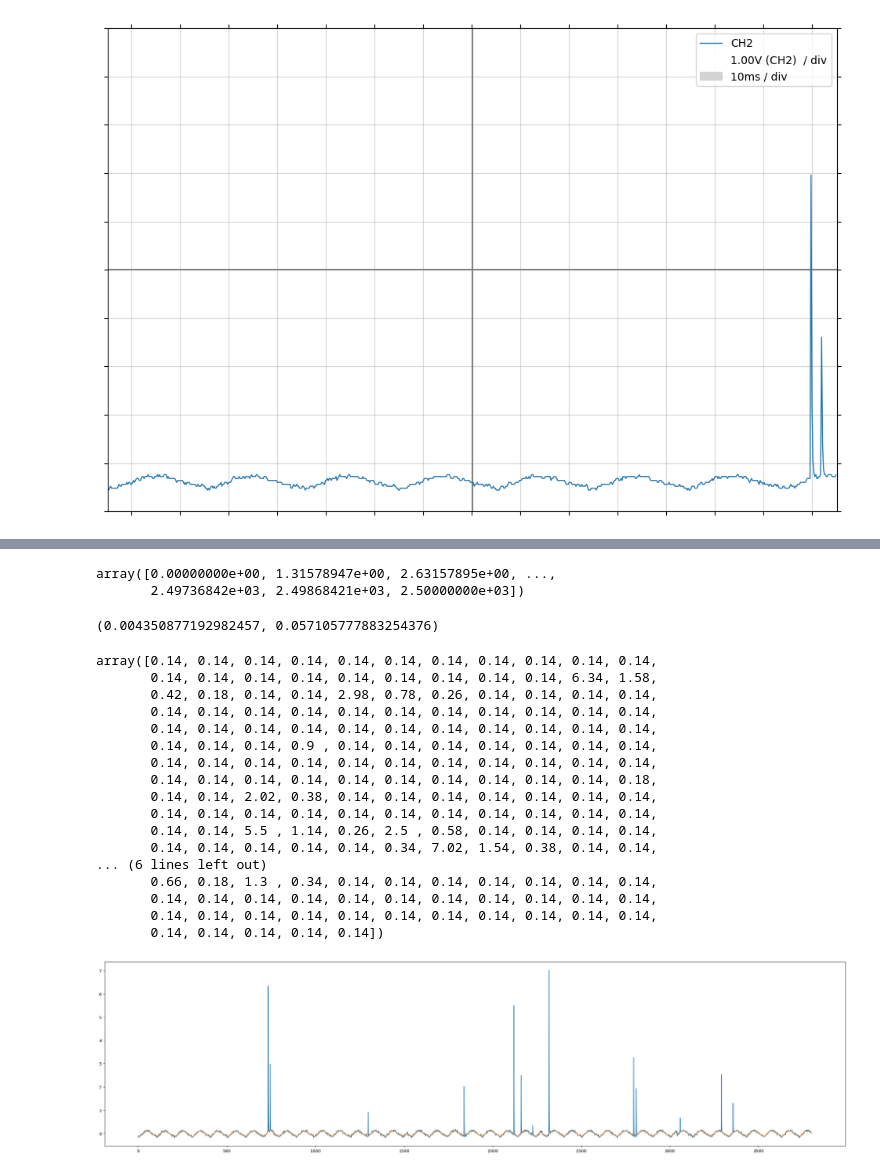
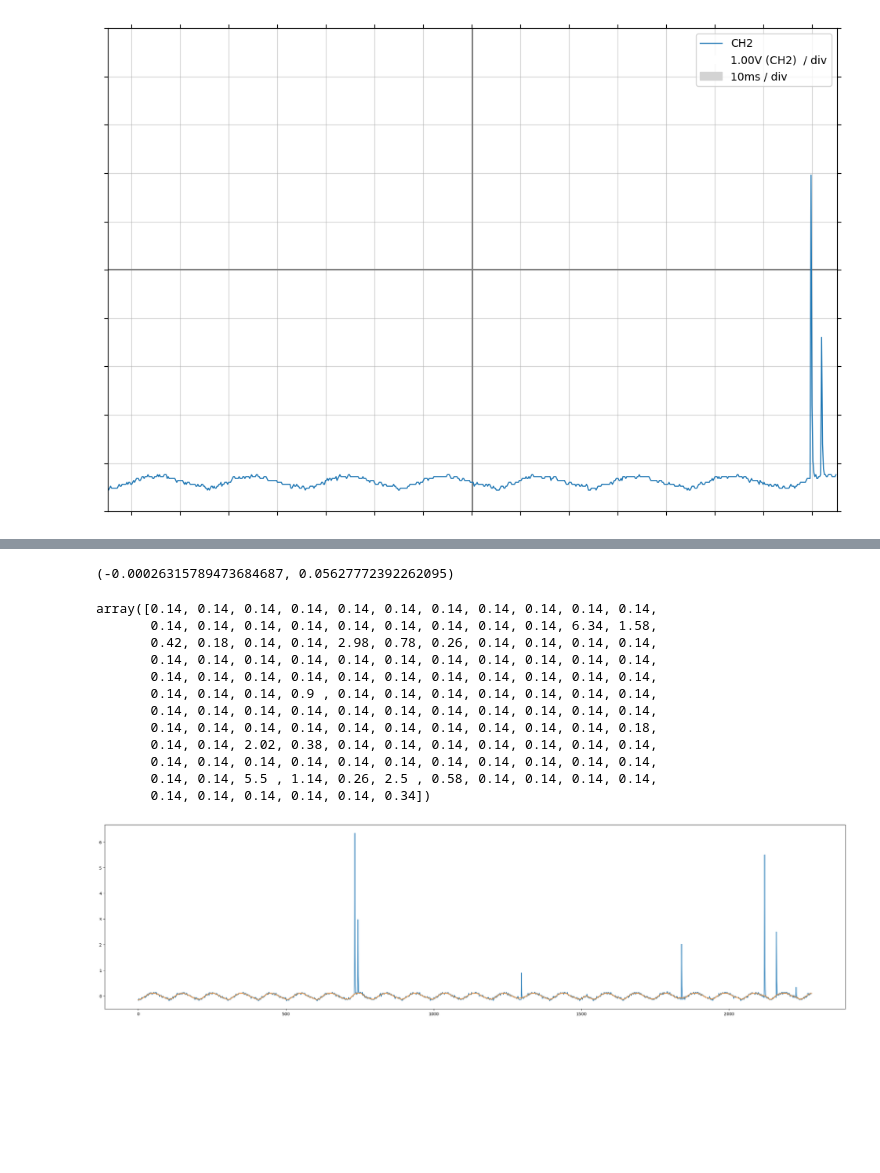
Before and after one commit to berkeryilmaz/HepML, a Jupyter notebook: Untitled2.ipynb, the cells around one changed output, grey strips where cells are left out. Cells and saved outputs as stored; diff of their text form; code cells hidden in the pictures; blank space fills up the shorter version.

```diff
--- a/Untitled2.ipynb
+++ b/Untitled2.ipynb
@@ -6,7 +6,7 @@ import matplotlib.pyplot as plt
 
 import matplotlib.patches as mpatches
 # %%
-osc = Oscilloscope([f'detektor data 2/P20/Kare/Kare 10x10/4x4/p20 7500V Cs/{i}.bin' for i in range(0,5)])
+osc = Oscilloscope([f'detektor data 2/P20/Kare/Kare 10x10/4x4/p20 7500V Cs/{i}.bin' for i in range(0,3)])
 osc.__dict__
 # %% [output]
 {'file_paths': ['detektor data 2/P20/Kare/Kare 10x10/4x4/p20 7500V Cs/0.bin',
@@ -137,8 +126,5 @@ plt.show()
 # %%
-xf
+#xf
-# %% [output]
-array([0.00000000e+00, 1.31578947e+00, 2.63157895e+00, ...,
-       2.49736842e+03, 2.49868421e+03, 2.50000000e+03])
 # %%
 from scipy.fft import irfft
 from scipy.signal import savgol_filter
@@ -153,7 +139,7 @@ std = np.std(filtered)
 trshld = avg + 2*std
 avg,std
 # %% [output]
-(0.004350877192982457, 0.057105777883254376)
+(-0.00026315789473684687, 0.05627772392262095)
 # %%
 bigger_than_trghold =np.where(data >= trshld)
 bigger_than_trghold
@@ -170,29 +156,28 @@ array([0.14, 0.14, 0.14, 0.14, 0.14, 0.14, 0.14, 0.14, 0.14, 0.14, 0.14,
        0.14, 0.14, 2.02, 0.38, 0.14, 0.14, 0.14, 0.14, 0.14, 0.14, 0.14,
        0.14, 0.14, 0.14, 0.14, 0.14, 0.14, 0.14, 0.14, 0.14, 0.14, 0.14,
        0.14, 0.14, 5.5 , 1.14, 0.26, 2.5 , 0.58, 0.14, 0.14, 0.14, 0.14,
-       0.14, 0.14, 0.14, 0.14, 0.14, 0.34, 7.02, 1.54, 0.38, 0.14, 0.14,
-... (6 lines left out)
-       0.66, 0.18, 1.3 , 0.34, 0.14, 0.14, 0.14, 0.14, 0.14, 0.14, 0.14,
-       0.14, 0.14, 0.14, 0.14, 0.14, 0.14, 0.14, 0.14, 0.14, 0.14, 0.14,
-       0.14, 0.14, 0.14, 0.14, 0.14, 0.14, 0.14, 0.14, 0.14, 0.14, 0.14,
-       0.14, 0.14, 0.14, 0.14, 0.14])
+       0.14, 0.14, 0.14, 0.14, 0.14, 0.34])
 # %%
 
 
 data[bigger_than_trghold] = trshld
 
 yhat = savgol_filter(data, 32, 3)
 
 new_sig = irfft(yf)
 new_sig[0] = 0
 
 plt.figure(figsize=(32, 8))
 #plt.plot(new_sig)
-plt.plot(osc.channel[1].data , label = 'data')
+plt.plot(osc.channel[1].data, label = 'data')
 plt.plot(yhat, label = 'yumusak')
 #plt.axhline(avg, label = 'avg')
 #plt.axhline(trshld, label = 'trshld')
+duz_data = osc.channel[1].data-yhat
+
+#filtred_data = np.sqrt(np.around(duz_data*duz_data,1))
+#plt.plot(duz_data, label="EMA Values", color="red")
 
 plt.show()
 # %% [output]
-[figure, old version]
+[figure, new version]
```
Also changed, not shown: parts of 12 cells of this notebook.
